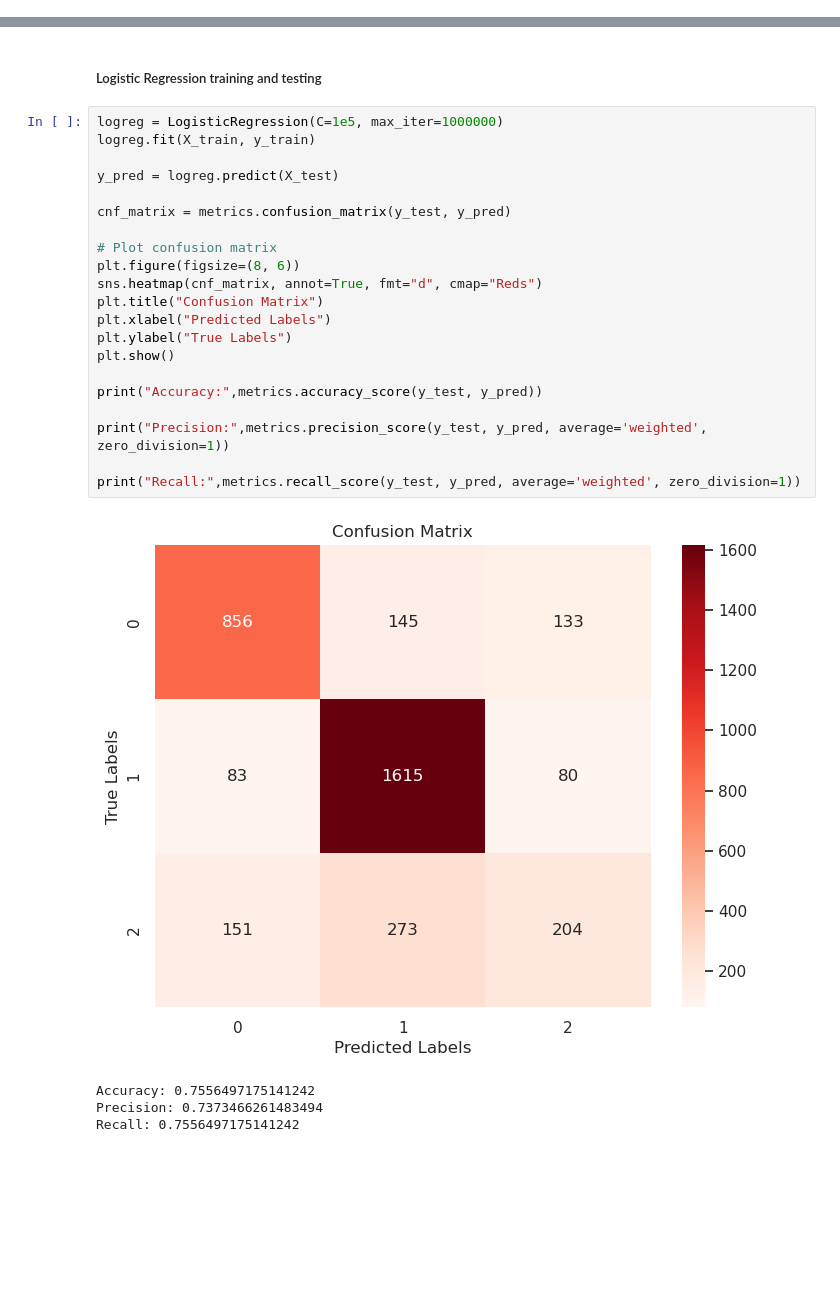
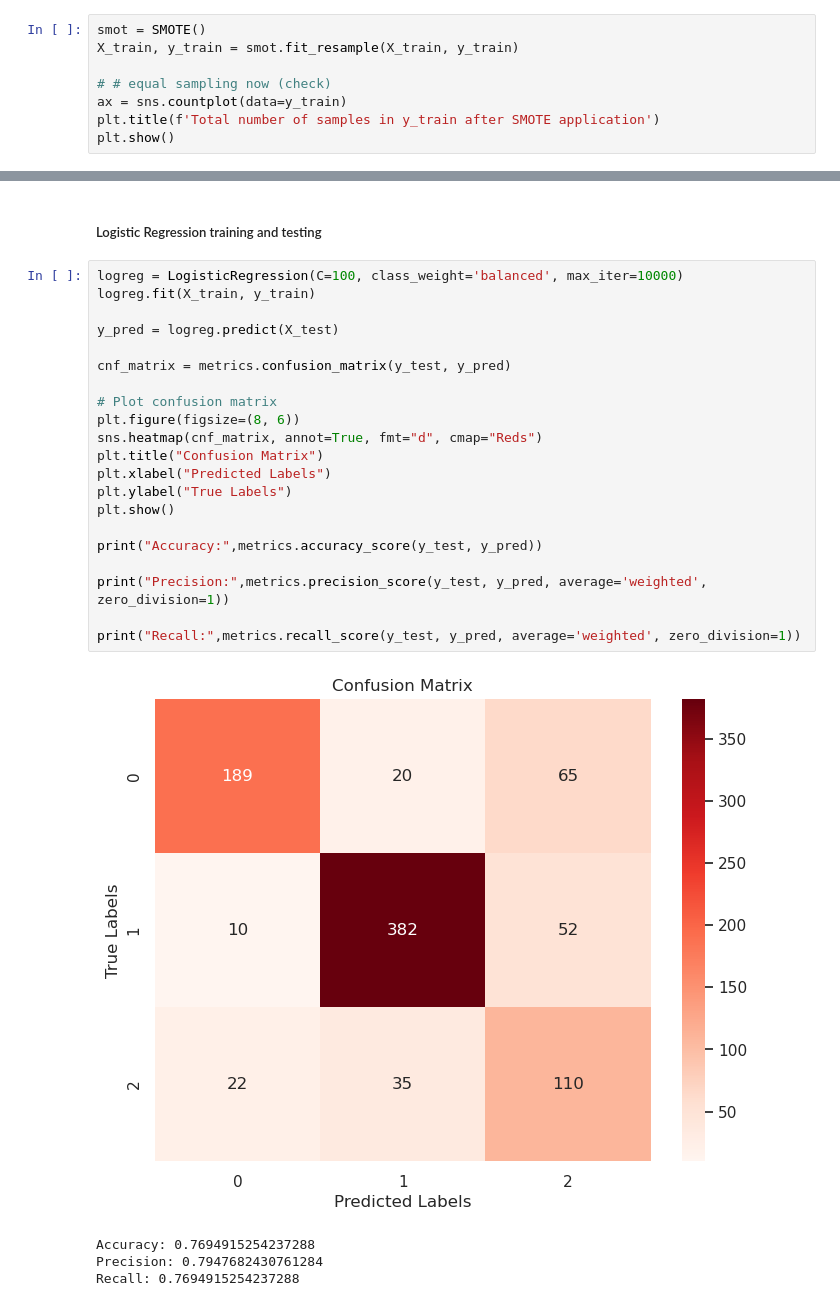
Before and after one commit to raquelparadinha/SAD, a Jupyter notebook: main.ipynb, the cells around one changed output, grey strips where cells are left out. Drawn from its saved outputs; the diff is of its cells as text; blank space fills up the shorter version.

```diff
--- a/main.ipynb
+++ b/main.ipynb
@@ -144,0 +140,8 @@ X_train, X_test,\
+# %%
+smot = SMOTE()
+X_train, y_train = smot.fit_resample(X_train, y_train)
+
+# # equal sampling now (check)
+ax = sns.countplot(data=y_train)
+plt.title(f'Total number of samples in y_train after SMOTE application')
+plt.show()
@@ -145,28 +150,28 @@ X_train, X_test,\
 # %% [markdown]
 ##### Logistic Regression training and testing
 # %%
-logreg = LogisticRegression(C=1e5, max_iter=1000000)
+logreg = LogisticRegression(C=100, class_weight='balanced', max_iter=10000)
 logreg.fit(X_train, y_train)
 
 y_pred = logreg.predict(X_test)
 
 cnf_matrix = metrics.confusion_matrix(y_test, y_pred)
 
 # Plot confusion matrix
 plt.figure(figsize=(8, 6))
 sns.heatmap(cnf_matrix, annot=True, fmt="d", cmap="Reds")
 plt.title("Confusion Matrix")
 plt.xlabel("Predicted Labels")
 plt.ylabel("True Labels")
 plt.show()
 
 print("Accuracy:",metrics.accuracy_score(y_test, y_pred))
 
 print("Precision:",metrics.precision_score(y_test, y_pred, average='weighted', zero_division=1))
 
 print("Recall:",metrics.recall_score(y_test, y_pred, average='weighted', zero_division=1))
 # %% [output]
-[figure, old version]
+[figure, new version]
-Accuracy: 0.7556497175141242
-Precision: 0.7373466261483494
-Recall: 0.7556497175141242
+Accuracy: 0.7694915254237288
+Precision: 0.7947682430761284
+Recall: 0.7694915254237288
```
Also changed, not shown: parts of 22 cells of this notebook.
